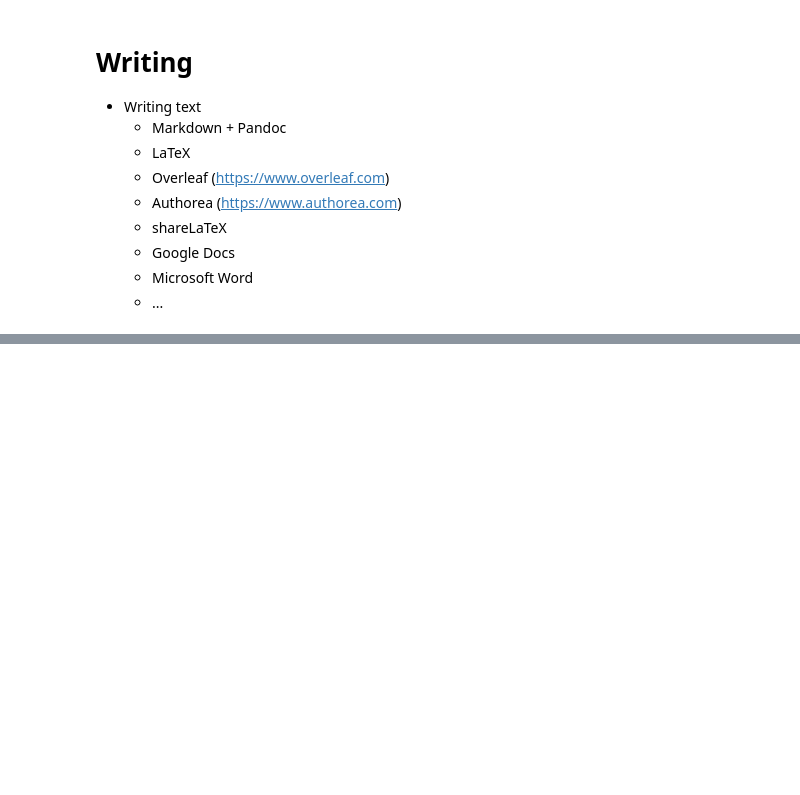
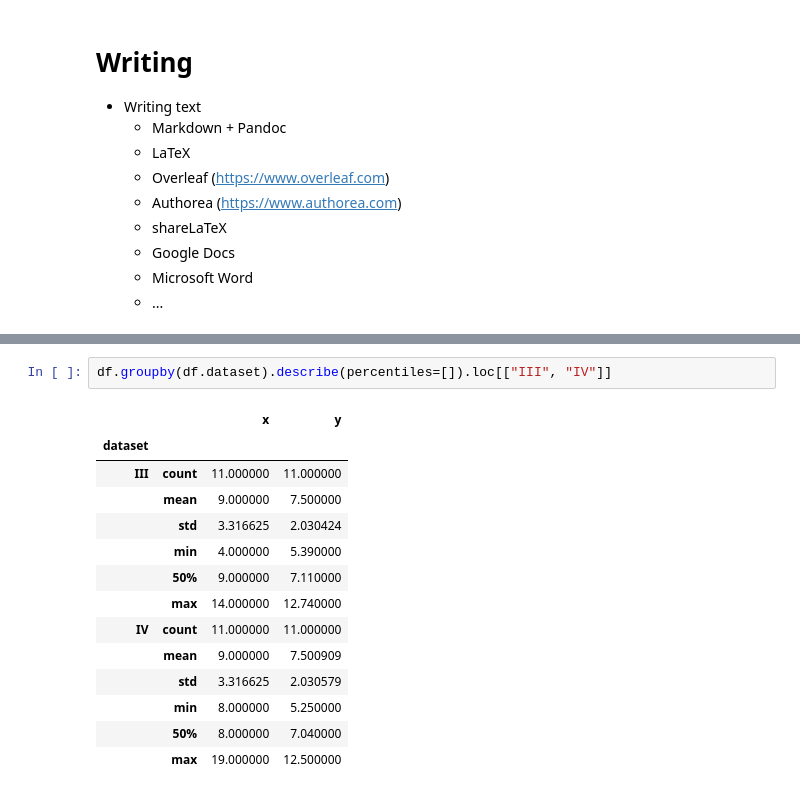
Before and after one commit to omrihar/tools_computational_science_2016, a Jupyter notebook: tools.ipynb, the cells around one changed output, grey strips where cells are left out. Drawn from its saved outputs; the diff is of its cells as text; blank space fills up the shorter version.

```diff
--- a/tools.ipynb
+++ b/tools.ipynb
@@ -129,0 +170,17 @@ IFrame("http://www.nature.com/news/scientific-writing-the-online-cooperative-1.1
+# %%
+df.groupby(df.dataset).describe(percentiles=[]).loc[["III", "IV"]]
+# %% [output]
+|  |  | x | y |
+| dataset |  |  |  |
+| III | count | 11.000000 | 11.000000 |
+|  | mean | 9.000000 | 7.500000 |
+|  | std | 3.316625 | 2.030424 |
+|  | min | 4.000000 | 5.390000 |
+|  | 50% | 9.000000 | 7.110000 |
+|  | max | 14.000000 | 12.740000 |
+| IV | count | 11.000000 | 11.000000 |
+|  | mean | 9.000000 | 7.500909 |
+|  | std | 3.316625 | 2.030579 |
+|  | min | 8.000000 | 5.250000 |
+|  | 50% | 8.000000 | 7.040000 |
+|  | max | 19.000000 | 12.500000 |
```
Also changed, not shown: parts of 19 cells of this notebook, 1 other file.
